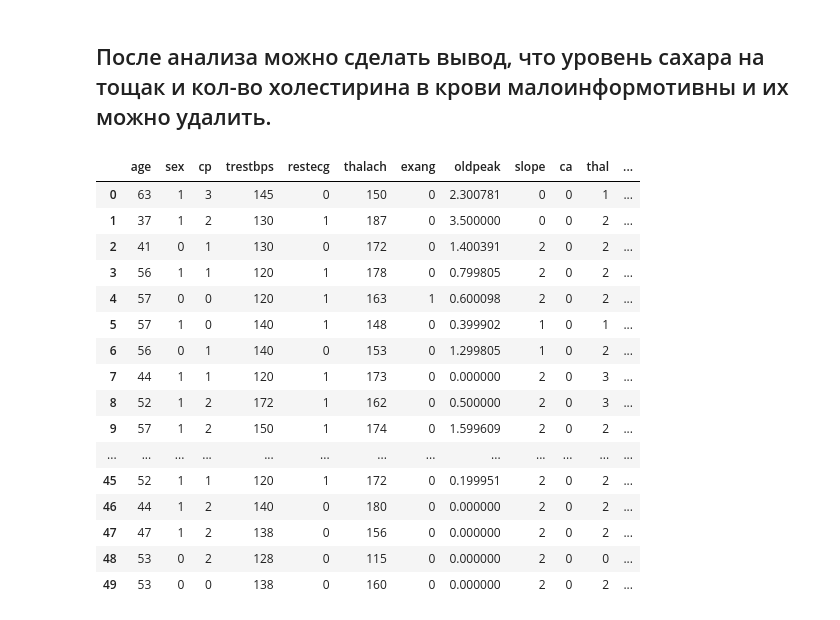
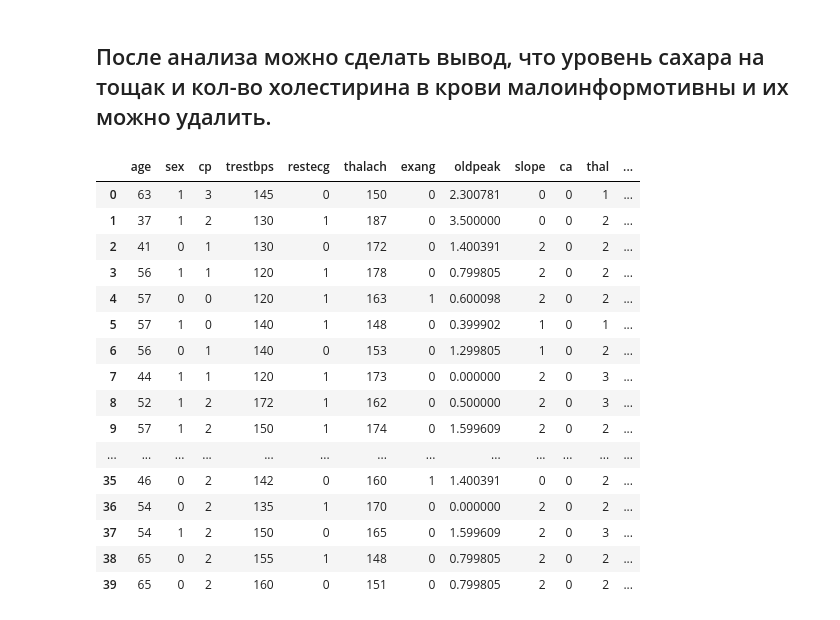
Before and after one commit to SokolovIgA/LR_IIS_1, a Jupyter notebook: eda/eda.ipynb, the cells around one changed output. Saved outputs shown, nothing was run; the diff lists cells and outputs as text; code cells hidden in the pictures.

```diff
--- a/eda/eda.ipynb
+++ b/eda/eda.ipynb
@@ -221,23 +221,23 @@ plt.show()
 # %%
 data = df.drop(['chol', 'fbs'], axis=1)
 # %%
-data.head(50)
+data.head(40)
 # %% [output]
 |  | age | sex | cp | trestbps | restecg | thalach | exang | oldpeak | slope | ca | thal | ... |
 | 0 | 63 | 1 | 3 | 145 | 0 | 150 | 0 | 2.300781 | 0 | 0 | 1 | ... |
 | 1 | 37 | 1 | 2 | 130 | 1 | 187 | 0 | 3.500000 | 0 | 0 | 2 | ... |
 | 2 | 41 | 0 | 1 | 130 | 0 | 172 | 0 | 1.400391 | 2 | 0 | 2 | ... |
 | 3 | 56 | 1 | 1 | 120 | 1 | 178 | 0 | 0.799805 | 2 | 0 | 2 | ... |
 | 4 | 57 | 0 | 0 | 120 | 1 | 163 | 1 | 0.600098 | 2 | 0 | 2 | ... |
 | 5 | 57 | 1 | 0 | 140 | 1 | 148 | 0 | 0.399902 | 1 | 0 | 1 | ... |
 | 6 | 56 | 0 | 1 | 140 | 0 | 153 | 0 | 1.299805 | 1 | 0 | 2 | ... |
 | 7 | 44 | 1 | 1 | 120 | 1 | 173 | 0 | 0.000000 | 2 | 0 | 3 | ... |
 | 8 | 52 | 1 | 2 | 172 | 1 | 162 | 0 | 0.500000 | 2 | 0 | 3 | ... |
 | 9 | 57 | 1 | 2 | 150 | 1 | 174 | 0 | 1.599609 | 2 | 0 | 2 | ... |
 | ... | ... | ... | ... | ... | ... | ... | ... | ... | ... | ... | ... | ... |
-| 45 | 52 | 1 | 1 | 120 | 1 | 172 | 0 | 0.199951 | 2 | 0 | 2 | ... |
-| 46 | 44 | 1 | 2 | 140 | 0 | 180 | 0 | 0.000000 | 2 | 0 | 2 | ... |
-| 47 | 47 | 1 | 2 | 138 | 0 | 156 | 0 | 0.000000 | 2 | 0 | 2 | ... |
-| 48 | 53 | 0 | 2 | 128 | 0 | 115 | 0 | 0.000000 | 2 | 0 | 0 | ... |
-| 49 | 53 | 0 | 0 | 138 | 0 | 160 | 0 | 0.000000 | 2 | 0 | 2 | ... |
+| 35 | 46 | 0 | 2 | 142 | 0 | 160 | 1 | 1.400391 | 0 | 0 | 2 | ... |
+| 36 | 54 | 0 | 2 | 135 | 1 | 170 | 0 | 0.000000 | 2 | 0 | 2 | ... |
+| 37 | 54 | 1 | 2 | 150 | 0 | 165 | 0 | 1.599609 | 2 | 0 | 3 | ... |
+| 38 | 65 | 0 | 2 | 155 | 1 | 148 | 0 | 0.799805 | 2 | 0 | 2 | ... |
+| 39 | 65 | 0 | 2 | 160 | 0 | 151 | 0 | 0.799805 | 2 | 0 | 2 | ... |
 # %%
```
Also changed, not shown: parts of 3 cells of this notebook, 2 other files.
